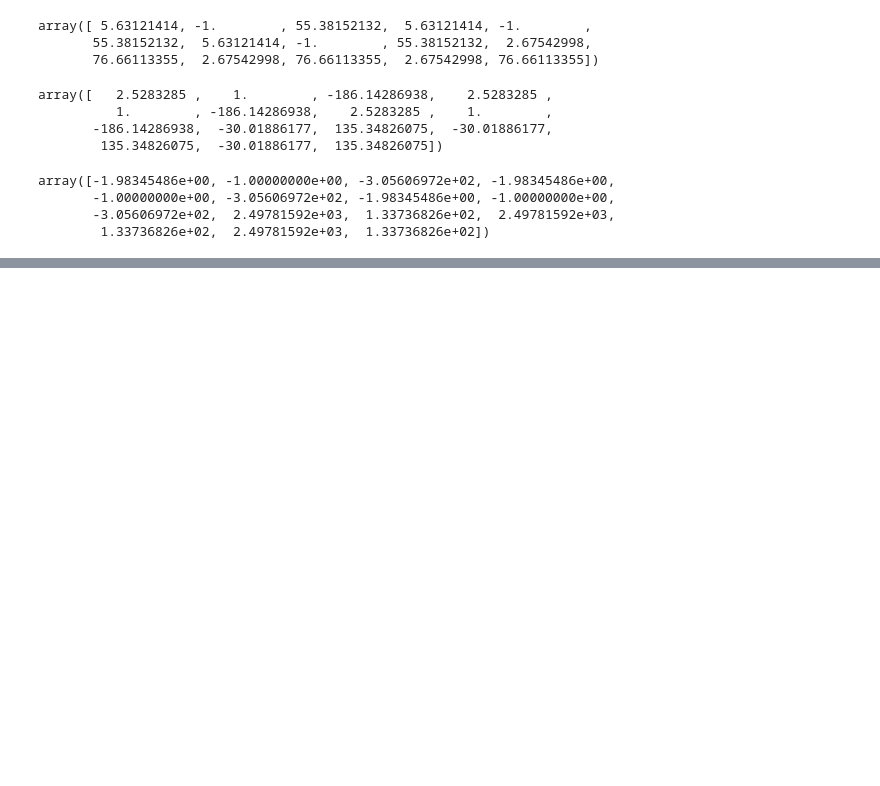
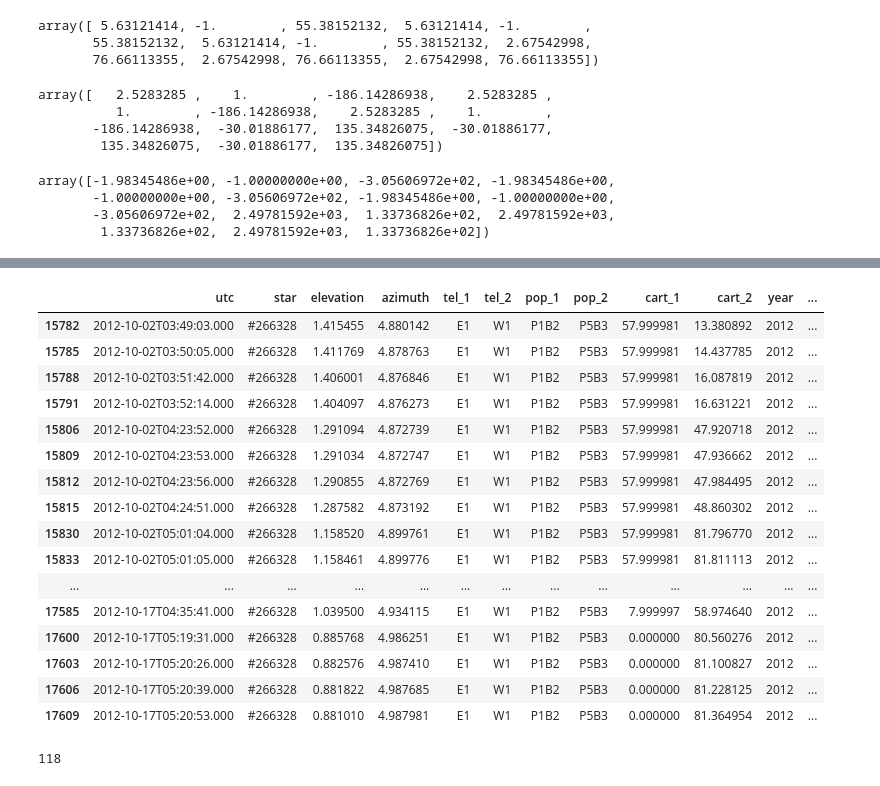
Before and after one commit to hws1302/linear-regression-from-scratch, a Jupyter notebook: degeneracies .ipynb, the cells around one changed output, grey strips where cells are left out. Drawn from its saved outputs; the diff is of its cells as text; code cells hidden in the pictures; blank space fills up the shorter version.

```diff
--- a/degeneracies .ipynb
+++ b/degeneracies .ipynb
@@ -315,0 +326,9 @@ See the caveats in the documentation: https://pandas.pydata.org/pandas-docs/stab
+# %%
+df = pd.read_csv('data/2012_all_v2.csv')
+
+df['telpop_1'] = df.tel_1 + '-' + df.pop_1
+df['telpop_2'] = df.tel_2 + '-' + df.pop_2
+
+df_pop_drift = df.groupby(['telpop_1','telpop_2', 'star']).size().reset_index().rename(columns={0:'count'})
+
+df_pop_drift
@@ -315,0 +399,33 @@ See the caveats in the documentation: https://pandas.pydata.org/pandas-docs/stab
+# %%
+combination = df_pop_drift.loc[np.where(df_pop_drift['count'] == 51)]
+
+df = pd.read_csv('data/2012_all_v2.csv')
+
+df['telpop_1'] = df.tel_1 + '-' + df.pop_1
+df['telpop_2'] = df.tel_2 + '-' + df.pop_2
+
+df = df[(df.telpop_1 == combination.telpop_1.values[0]) & (df.telpop_2 == combination.telpop_2.values[0]) & (df.star == combination.star.values[0])]
+
+df
+# %% [output]
+|  | utc | star | elevation | azimuth | tel_1 | tel_2 | pop_1 | pop_2 | cart_1 | cart_2 | year | ... |
+| 15782 | 2012-10-02T03:49:03.000 | #266328 | 1.415455 | 4.880142 | E1 | W1 | P1B2 | P5B3 | 57.999981 | 13.380892 | 2012 | ... |
+| 15785 | 2012-10-02T03:50:05.000 | #266328 | 1.411769 | 4.878763 | E1 | W1 | P1B2 | P5B3 | 57.999981 | 14.437785 | 2012 | ... |
+| 15788 | 2012-10-02T03:51:42.000 | #266328 | 1.406001 | 4.876846 | E1 | W1 | P1B2 | P5B3 | 57.999981 | 16.087819 | 2012 | ... |
+| 15791 | 2012-10-02T03:52:14.000 | #266328 | 1.404097 | 4.876273 | E1 | W1 | P1B2 | P5B3 | 57.999981 | 16.631221 | 2012 | ... |
+| 15806 | 2012-10-02T04:23:52.000 | #266328 | 1.291094 | 4.872739 | E1 | W1 | P1B2 | P5B3 | 57.999981 | 47.920718 | 2012 | ... |
+| 15809 | 2012-10-02T04:23:53.000 | #266328 | 1.291034 | 4.872747 | E1 | W1 | P1B2 | P5B3 | 57.999981 | 47.936662 | 2012 | ... |
+| 15812 | 2012-10-02T04:23:56.000 | #266328 | 1.290855 | 4.872769 | E1 | W1 | P1B2 | P5B3 | 57.999981 | 47.984495 | 2012 | ... |
+| 15815 | 2012-10-02T04:24:51.000 | #266328 | 1.287582 | 4.873192 | E1 | W1 | P1B2 | P5B3 | 57.999981 | 48.860302 | 2012 | ... |
+| 15830 | 2012-10-02T05:01:04.000 | #266328 | 1.158520 | 4.899761 | E1 | W1 | P1B2 | P5B3 | 57.999981 | 81.796770 | 2012 | ... |
+| 15833 | 2012-10-02T05:01:05.000 | #266328 | 1.158461 | 4.899776 | E1 | W1 | P1B2 | P5B3 | 57.999981 | 81.811113 | 2012 | ... |
+| ... | ... | ... | ... | ... | ... | ... | ... | ... | ... | ... | ... | ... |
+| 17585 | 2012-10-17T04:35:41.000 | #266328 | 1.039500 | 4.934115 | E1 | W1 | P1B2 | P5B3 | 7.999997 | 58.974640 | 2012 | ... |
+| 17600 | 2012-10-17T05:19:31.000 | #266328 | 0.885768 | 4.986251 | E1 | W1 | P1B2 | P5B3 | 0.000000 | 80.560276 | 2012 | ... |
+| 17603 | 2012-10-17T05:20:26.000 | #266328 | 0.882576 | 4.987410 | E1 | W1 | P1B2 | P5B3 | 0.000000 | 81.100827 | 2012 | ... |
+| 17606 | 2012-10-17T05:20:39.000 | #266328 | 0.881822 | 4.987685 | E1 | W1 | P1B2 | P5B3 | 0.000000 | 81.228125 | 2012 | ... |
+| 17609 | 2012-10-17T05:20:53.000 | #266328 | 0.881010 | 4.987981 | E1 | W1 | P1B2 | P5B3 | 0.000000 | 81.364954 | 2012 | ... |
+# %%
+np.linalg.matrix_rank(design_mat)
+# %% [output]
+118
```
Also changed, not shown: parts of 31 cells of this notebook, 20 other files.
